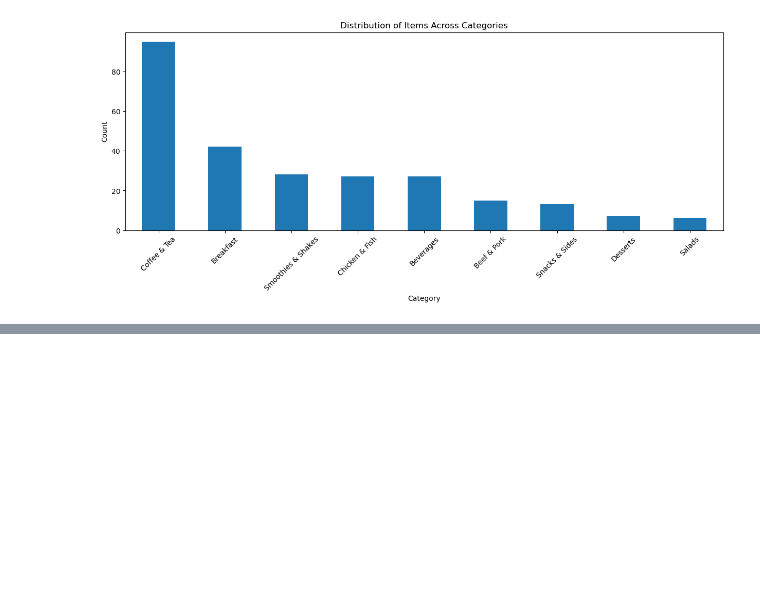
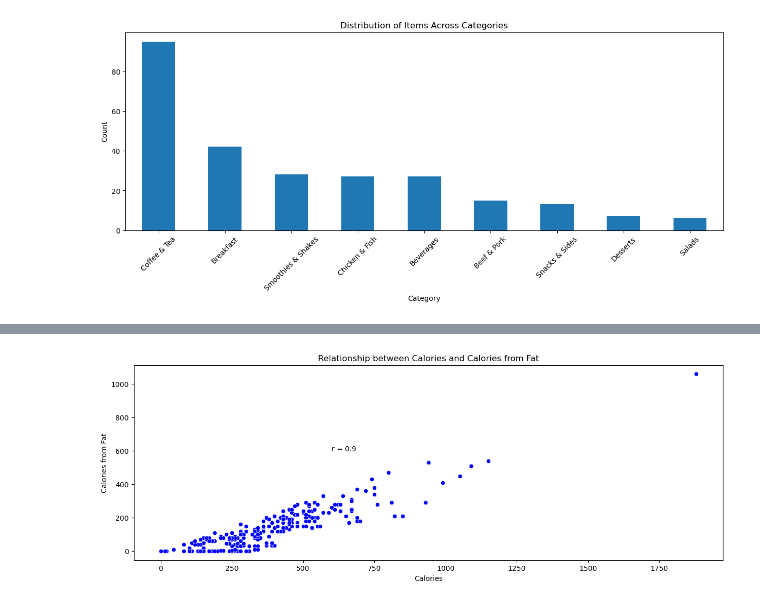
Before and after one commit to Girlingreenn/Retail-Sales-Project, a Jupyter notebook: menu.ipynb, the cells around one changed output, grey strips where cells are left out. Cells and saved outputs as stored; diff of their text form; code cells hidden in the pictures; blank space fills up the shorter version.

```diff
--- a/menu.ipynb
+++ b/menu.ipynb
@@ -87,0 +99,14 @@ plt.show()
+# %%
+plt.figure(figsize=(15, 5))
+sns.scatterplot(data=df, x='Calories', y='Calories from Fat', color='blue')
+# Calculating correlation coefficient
+correlation = df['Calories'].corr(df['Calories from Fat'])
+
+# Adding text annotation for correlation coefficient
+plt.text(600, 600, 'r = {}'.format(round(correlation, 2)))
+plt.xlabel("Calories")
+plt.ylabel("Calories from Fat")
+plt.title("Relationship between Calories and Calories from Fat")
+plt.show()
+# %% [output]
+[figure, added]
```
Also changed, not shown: parts of 12 cells of this notebook.
